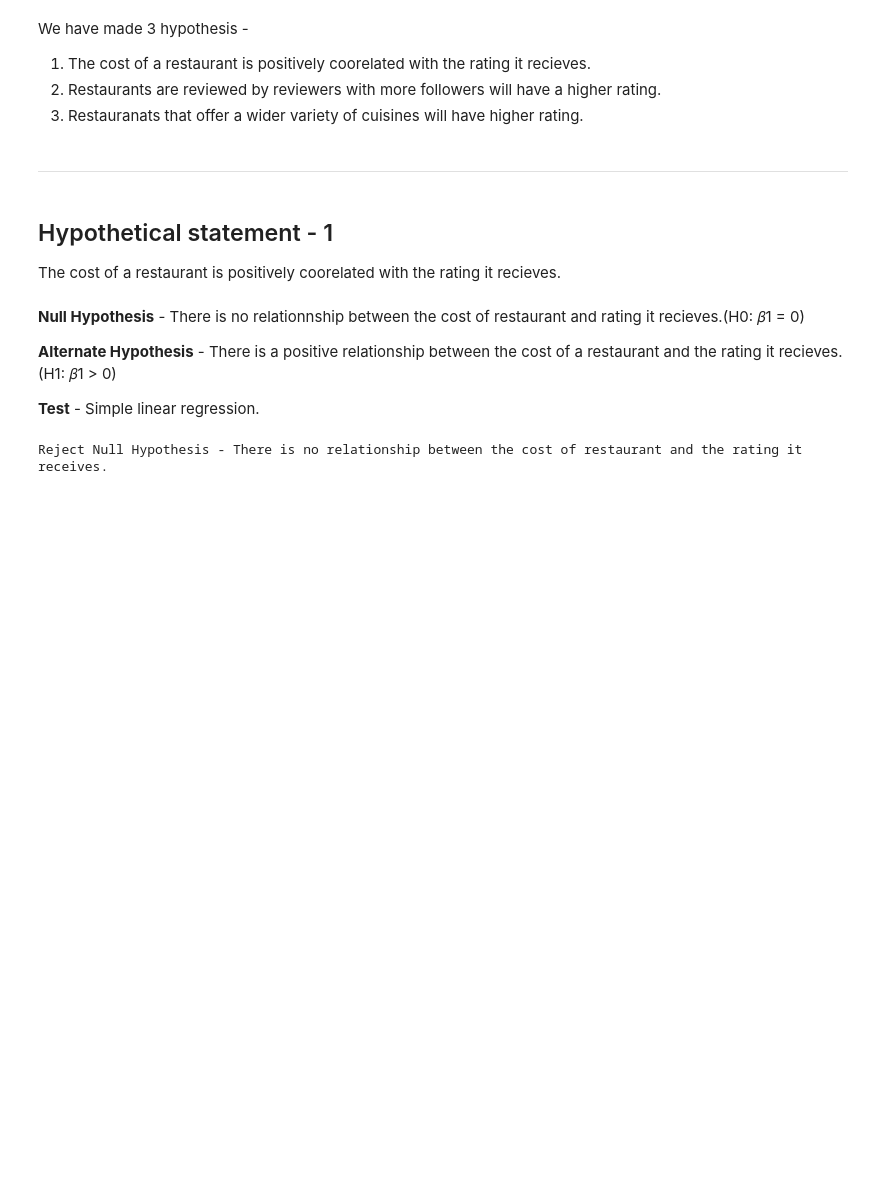
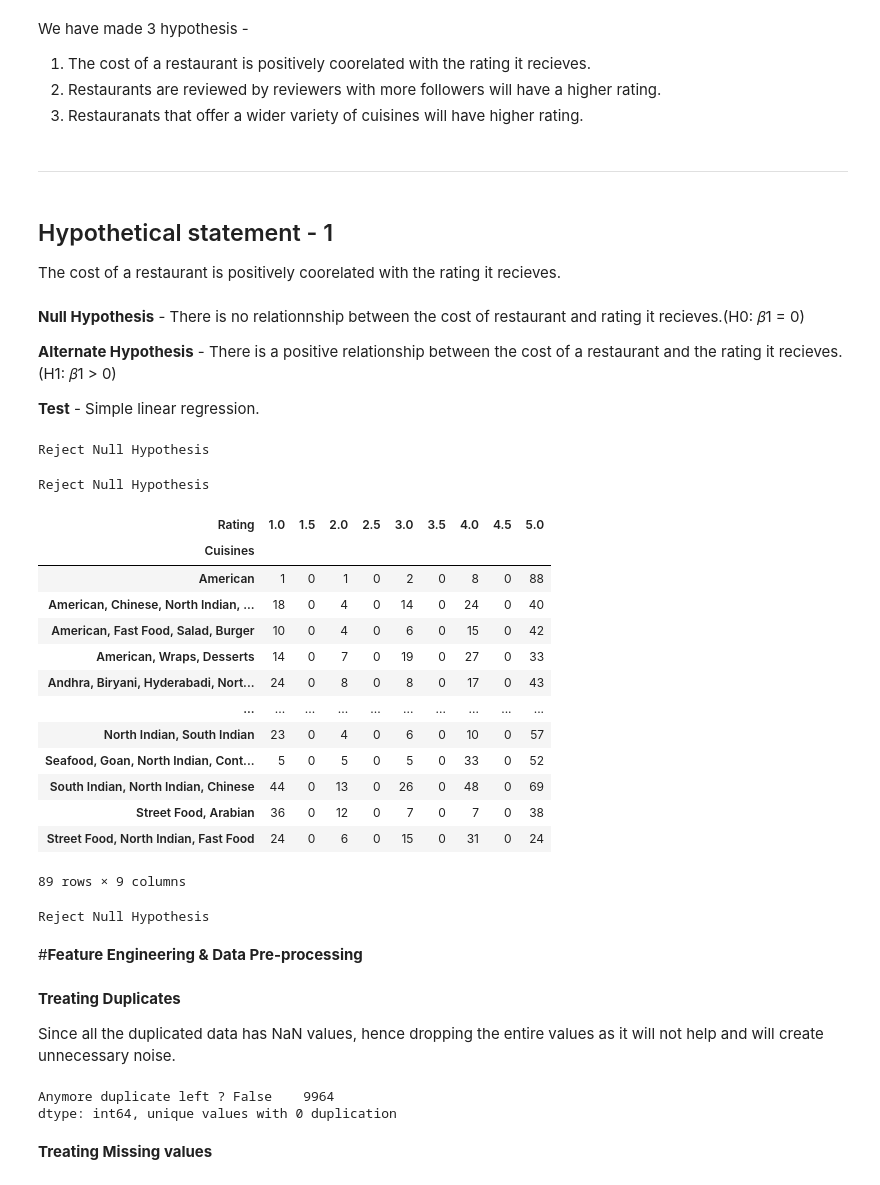
Before and after one commit to pi-mishra/Zomato-Restaurant-Clustering-And-Sentiment-Analysis, a Jupyter notebook: Zomato_Restaurant_Clustering_And_Sentiment_Analysis.ipynb, the cells around one changed output. Drawn from its saved outputs; the diff is of its cells as text; code cells hidden in the pictures; blank space fills up the shorter version.

```diff
--- a/Zomato_Restaurant_Clustering_And_Sentiment_Analysis.ipynb
+++ b/Zomato_Restaurant_Clustering_And_Sentiment_Analysis.ipynb
@@ -942,10 +945,68 @@ model = smf.ols(formula ='Rating ~ Cost', data = merged).fit()
 
 p_value = model.pvalues[1]
 if p_value < 0.05:
-  print("Reject Null Hypothesis - There is no relationship between the cost of\
- restaurant and the rating it receives.")
+  print("Reject Null Hypothesis")
 else:
-    print("Fail to reject Null Hypothesis - There is a positive relationship \
- between the cost of a restaurant and the rating it receives.")
+    print("Fail to reject Null Hypothesis")
 # %% [output]
-Reject Null Hypothesis - There is no relationship between the cost of restaurant and the rating it receives.
+Reject Null Hypothesis
+# %%
+# Perform Statistical Test to obtain P-Value
+import statsmodels.formula.api as smf
+
+
+# fit the linear model
+model = smf.ols(formula='Rating ~ Reviewer_Followers', data = merged).fit()
+
+# print the summary of the model
+# print(model.summary())
+
+# extract p-value of coefficient for Reviewer_Followers
+p_value = model.pvalues[1]
+
+if p_value < 0.05:
+    print("Reject Null Hypothesis")
+else:
+    print("Fail to reject Null Hypothesis")
+# %% [output]
+Reject Null Hypothesis
+# %%
+pd.crosstab(merged['Cuisines'], merged['Rating'])
+# %% [output]
+| Rating | 1.0 | 1.5 | 2.0 | 2.5 | 3.0 | 3.5 | 4.0 | 4.5 | 5.0 |
+| Cuisines |  |  |  |  |  |  |  |  |  |
+| American | 1 | 0 | 1 | 0 | 2 | 0 | 8 | 0 | 88 |
+| American, Chinese, North Indian, ... | 18 | 0 | 4 | 0 | 14 | 0 | 24 | 0 | 40 |
+| American, Fast Food, Salad, Burger | 10 | 0 | 4 | 0 | 6 | 0 | 15 | 0 | 42 |
+| American, Wraps, Desserts | 14 | 0 | 7 | 0 | 19 | 0 | 27 | 0 | 33 |
+| Andhra, Biryani, Hyderabadi, Nort... | 24 | 0 | 8 | 0 | 8 | 0 | 17 | 0 | 43 |
+| ... | ... | ... | ... | ... | ... | ... | ... | ... | ... |
+| North Indian, South Indian | 23 | 0 | 4 | 0 | 6 | 0 | 10 | 0 | 57 |
+| Seafood, Goan, North Indian, Cont... | 5 | 0 | 5 | 0 | 5 | 0 | 33 | 0 | 52 |
+| South Indian, North Indian, Chinese | 44 | 0 | 13 | 0 | 26 | 0 | 48 | 0 | 69 |
+| Street Food, Arabian | 36 | 0 | 12 | 0 | 7 | 0 | 7 | 0 | 38 |
+| Street Food, North Indian, Fast Food | 24 | 0 | 6 | 0 | 15 | 0 | 31 | 0 | 24 |
+89 rows × 9 columns
+# %%
+# Perform Statistical Test to obtain P-Value
+from scipy.stats import chi2_contingency
+
+# create a contingency table
+ct = pd.crosstab(merged['Cuisines'], merged['Rating'])
+
+# perform chi-squared test
+chi2, p, dof, expected = chi2_contingency(ct)
+
+# Check p-value
+if p < 0.05:
+    print("Reject Null Hypothesis")
+else:
+    print("Fail to reject Null Hypothesis")
+# %% [output]
+Reject Null Hypothesis
+# %% [markdown]
+#**Feature Engineering & Data Pre-processing**
+# %% [markdown]
+**Treating Duplicates**
+
+Since all the duplicated data has NaN values, hence dropping the entire values as it will not help and will create unnecessary noise.
@@ -951,0 +1016,8 @@ Reject Null Hypothesis - There is no relationship between the cost of restaurant
+# %%
+#final check after dropping duplicates
+print(f"Anymore duplicate left ? {review.duplicated().value_counts()}, unique values with {len(review[review.duplicated()])} duplication")
+# %% [output]
+Anymore duplicate left ? False    9964
+dtype: int64, unique values with 0 duplication
+# %% [markdown]
+**Treating Missing values**
```
Also changed, not shown: parts of 6 cells of this notebook.
